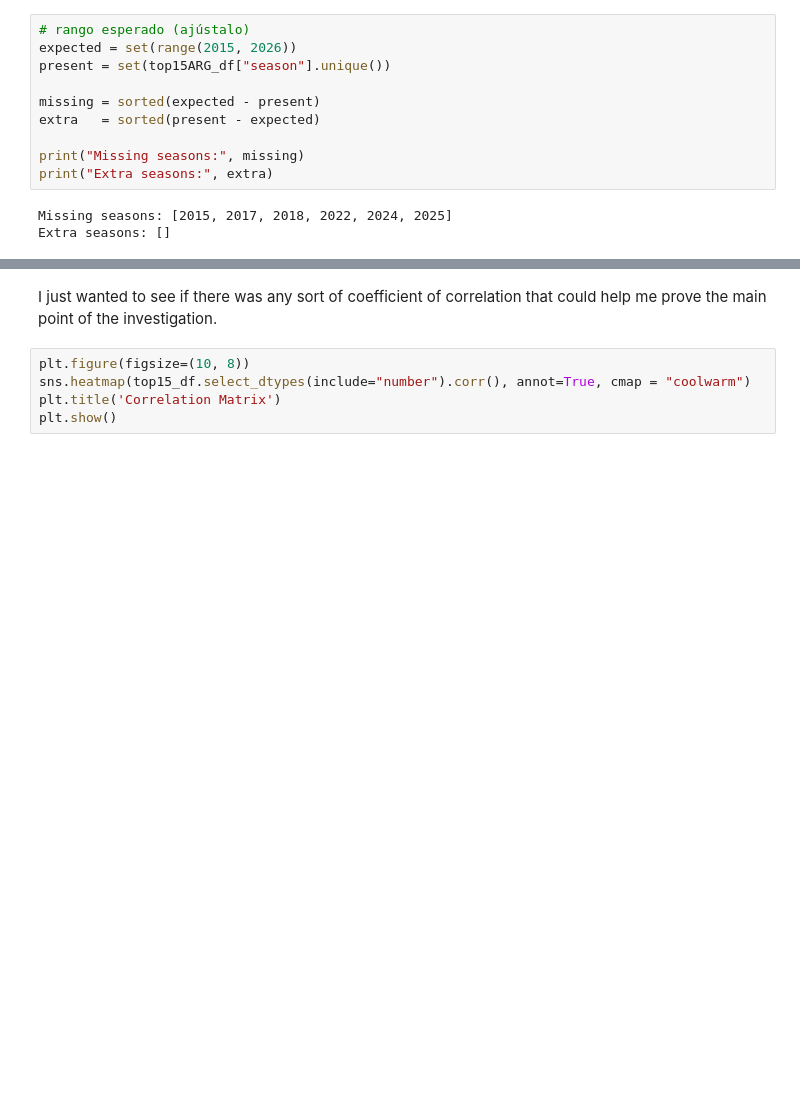
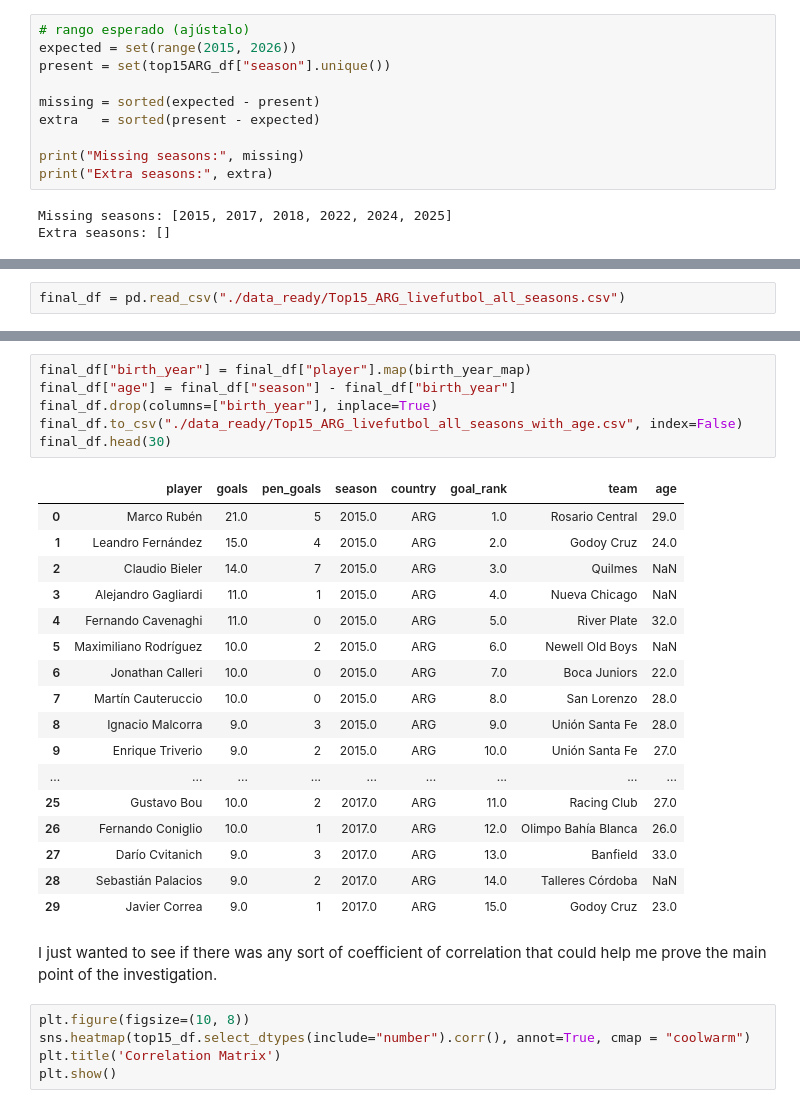
Before and after one commit to datorrado/Ageism-on-strikers-in-the-Colombian-football-league, a Jupyter notebook: ColombianFootball.ipynb, the cells around one changed output, grey strips where cells are left out. Saved outputs shown, nothing was run; the diff lists cells and outputs as text; blank space fills up the shorter version.

```diff
--- a/ColombianFootball.ipynb
+++ b/ColombianFootball.ipynb
@@ -387,0 +713,2 @@ Extra seasons: []
+# %%
+final_df = pd.read_csv("./data_ready/Top15_ARG_livefutbol_all_seasons.csv")
@@ -388,3 +724,27 @@ Extra seasons: []
+# %%
+final_df["birth_year"] = final_df["player"].map(birth_year_map)
+final_df["age"] = final_df["season"] - final_df["birth_year"]
+final_df.drop(columns=["birth_year"], inplace=True)
+final_df.to_csv("./data_ready/Top15_ARG_livefutbol_all_seasons_with_age.csv", index=False)
+final_df.head(30)
+# %% [output]
+|  | player | goals | pen_goals | season | country | goal_rank | team | age |
+| 0 | Marco Rubén | 21.0 | 5 | 2015.0 | ARG | 1.0 | Rosario Central | 29.0 |
+| 1 | Leandro Fernández | 15.0 | 4 | 2015.0 | ARG | 2.0 | Godoy Cruz | 24.0 |
+| 2 | Claudio Bieler | 14.0 | 7 | 2015.0 | ARG | 3.0 | Quilmes | NaN |
+| 3 | Alejandro Gagliardi | 11.0 | 1 | 2015.0 | ARG | 4.0 | Nueva Chicago | NaN |
+| 4 | Fernando Cavenaghi | 11.0 | 0 | 2015.0 | ARG | 5.0 | River Plate | 32.0 |
+| 5 | Maximiliano Rodríguez | 10.0 | 2 | 2015.0 | ARG | 6.0 | Newell Old Boys | NaN |
+| 6 | Jonathan Calleri | 10.0 | 0 | 2015.0 | ARG | 7.0 | Boca Juniors | 22.0 |
+| 7 | Martín Cauteruccio | 10.0 | 0 | 2015.0 | ARG | 8.0 | San Lorenzo | 28.0 |
+| 8 | Ignacio Malcorra | 9.0 | 3 | 2015.0 | ARG | 9.0 | Unión Santa Fe | 28.0 |
+| 9 | Enrique Triverio | 9.0 | 2 | 2015.0 | ARG | 10.0 | Unión Santa Fe | 27.0 |
+| ... | ... | ... | ... | ... | ... | ... | ... | ... |
+| 25 | Gustavo Bou | 10.0 | 2 | 2017.0 | ARG | 11.0 | Racing Club | 27.0 |
+| 26 | Fernando Coniglio | 10.0 | 1 | 2017.0 | ARG | 12.0 | Olimpo Bahía Blanca | 26.0 |
+| 27 | Darío Cvitanich | 9.0 | 3 | 2017.0 | ARG | 13.0 | Banfield | 33.0 |
+| 28 | Sebastián Palacios | 9.0 | 2 | 2017.0 | ARG | 14.0 | Talleres Córdoba | NaN |
+| 29 | Javier Correa | 9.0 | 1 | 2017.0 | ARG | 15.0 | Godoy Cruz | 23.0 |
 # %% [markdown]
 I just wanted to see if there was any sort of coefficient of correlation that could help me prove the main point of the investigation.
 # %%
```
Also changed, not shown: parts of 17 cells of this notebook, 1 other file.
